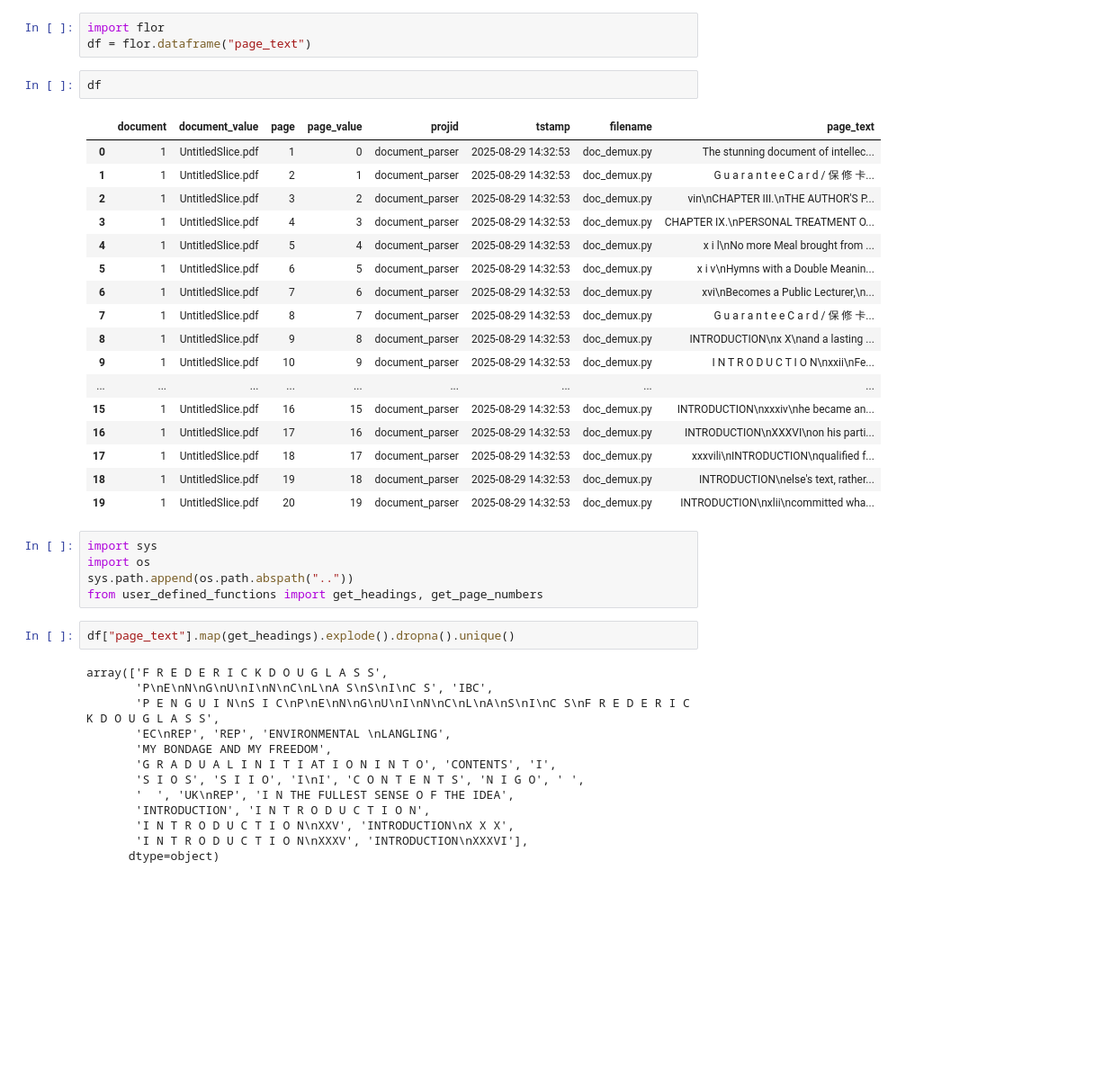
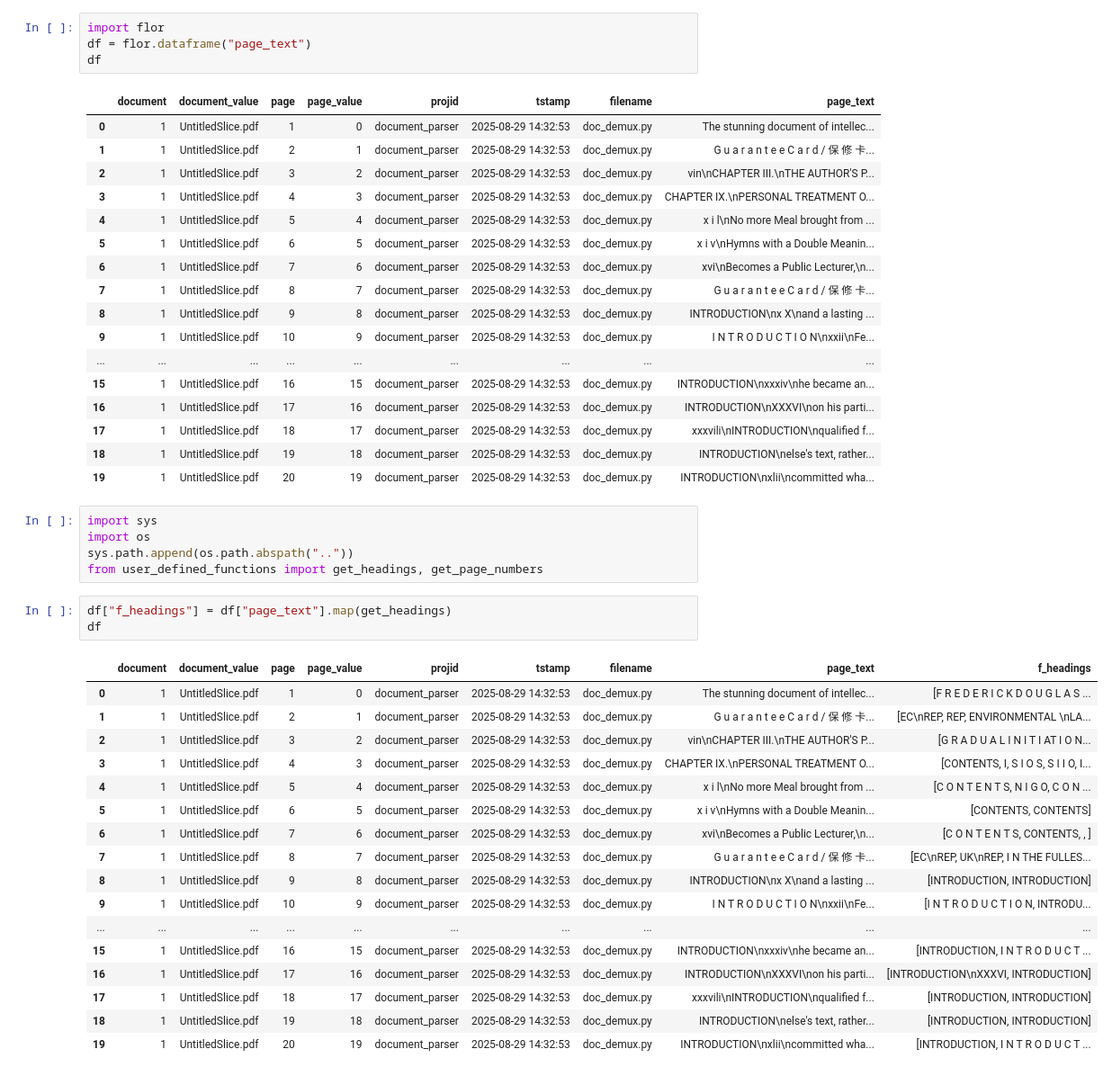
Before and after one commit to rlnsanz/document_parser, a Jupyter notebook: nb/page_text.ipynb, the cells around one changed output. Shown at 90% size. Cells and saved outputs as stored; diff of their text form; blank space fills up the shorter version.

```diff
--- a/nb/page_text.ipynb
+++ b/nb/page_text.ipynb
@@ -1,44 +1,49 @@
 # %%
 import flor
 df = flor.dataframe("page_text")
+df
+# %% [output]
+|  | document | document_value | page | page_value | projid | tstamp | filename | page_text |
+| 0 | 1 | UntitledSlice.pdf | 1 | 0 | document_parser | 2025-08-29 14:32:53 | doc_demux.py | The stunning document of intellec... |
+| 1 | 1 | UntitledSlice.pdf | 2 | 1 | document_parser | 2025-08-29 14:32:53 | doc_demux.py | G u a r a n t e e C a r d / 保 修 卡... |
+| 2 | 1 | UntitledSlice.pdf | 3 | 2 | document_parser | 2025-08-29 14:32:53 | doc_demux.py | vin\nCHAPTER III.\nTHE AUTHOR'S P... |
+| 3 | 1 | UntitledSlice.pdf | 4 | 3 | document_parser | 2025-08-29 14:32:53 | doc_demux.py | CHAPTER IX.\nPERSONAL TREATMENT O... |
+| 4 | 1 | UntitledSlice.pdf | 5 | 4 | document_parser | 2025-08-29 14:32:53 | doc_demux.py | x i l\nNo more Meal brought from ... |
+| 5 | 1 | UntitledSlice.pdf | 6 | 5 | document_parser | 2025-08-29 14:32:53 | doc_demux.py | x i v\nHymns with a Double Meanin... |
+| 6 | 1 | UntitledSlice.pdf | 7 | 6 | document_parser | 2025-08-29 14:32:53 | doc_demux.py | xvi\nBecomes a Public Lecturer,\n... |
+| 7 | 1 | UntitledSlice.pdf | 8 | 7 | document_parser | 2025-08-29 14:32:53 | doc_demux.py | G u a r a n t e e C a r d / 保 修 卡... |
+| 8 | 1 | UntitledSlice.pdf | 9 | 8 | document_parser | 2025-08-29 14:32:53 | doc_demux.py | INTRODUCTION\nx X\nand a lasting ... |
+| 9 | 1 | UntitledSlice.pdf | 10 | 9 | document_parser | 2025-08-29 14:32:53 | doc_demux.py | I N T R O D U C T I O N\nxxii\nFe... |
+| ... | ... | ... | ... | ... | ... | ... | ... | ... |
+| 15 | 1 | UntitledSlice.pdf | 16 | 15 | document_parser | 2025-08-29 14:32:53 | doc_demux.py | INTRODUCTION\nxxxiv\nhe became an... |
+| 16 | 1 | UntitledSlice.pdf | 17 | 16 | document_parser | 2025-08-29 14:32:53 | doc_demux.py | INTRODUCTION\nXXXVI\non his parti... |
+| 17 | 1 | UntitledSlice.pdf | 18 | 17 | document_parser | 2025-08-29 14:32:53 | doc_demux.py | xxxvili\nINTRODUCTION\nqualiﬁed f... |
+| 18 | 1 | UntitledSlice.pdf | 19 | 18 | document_parser | 2025-08-29 14:32:53 | doc_demux.py | INTRODUCTION\nelse's text, rather... |
+| 19 | 1 | UntitledSlice.pdf | 20 | 19 | document_parser | 2025-08-29 14:32:53 | doc_demux.py | INTRODUCTION\nxlii\ncommitted wha... |
-# %%
-df
-# %% [output]
-|  | document | document_value | page | page_value | projid | tstamp | filename | page_text |
-| 0 | 1 | UntitledSlice.pdf | 1 | 0 | document_parser | 2025-08-29 14:32:53 | doc_demux.py | The stunning document of intellec... |
-| 1 | 1 | UntitledSlice.pdf | 2 | 1 | document_parser | 2025-08-29 14:32:53 | doc_demux.py | G u a r a n t e e C a r d / 保 修 卡... |
-| 2 | 1 | UntitledSlice.pdf | 3 | 2 | document_parser | 2025-08-29 14:32:53 | doc_demux.py | vin\nCHAPTER III.\nTHE AUTHOR'S P... |
-| 3 | 1 | UntitledSlice.pdf | 4 | 3 | document_parser | 2025-08-29 14:32:53 | doc_demux.py | CHAPTER IX.\nPERSONAL TREATMENT O... |
-| 4 | 1 | UntitledSlice.pdf | 5 | 4 | document_parser | 2025-08-29 14:32:53 | doc_demux.py | x i l\nNo more Meal brought from ... |
-| 5 | 1 | UntitledSlice.pdf | 6 | 5 | document_parser | 2025-08-29 14:32:53 | doc_demux.py | x i v\nHymns with a Double Meanin... |
-| 6 | 1 | UntitledSlice.pdf | 7 | 6 | document_parser | 2025-08-29 14:32:53 | doc_demux.py | xvi\nBecomes a Public Lecturer,\n... |
-| 7 | 1 | UntitledSlice.pdf | 8 | 7 | document_parser | 2025-08-29 14:32:53 | doc_demux.py | G u a r a n t e e C a r d / 保 修 卡... |
-| 8 | 1 | UntitledSlice.pdf | 9 | 8 | document_parser | 2025-08-29 14:32:53 | doc_demux.py | INTRODUCTION\nx X\nand a lasting ... |
-| 9 | 1 | UntitledSlice.pdf | 10 | 9 | document_parser | 2025-08-29 14:32:53 | doc_demux.py | I N T R O D U C T I O N\nxxii\nFe... |
-| ... | ... | ... | ... | ... | ... | ... | ... | ... |
-| 15 | 1 | UntitledSlice.pdf | 16 | 15 | document_parser | 2025-08-29 14:32:53 | doc_demux.py | INTRODUCTION\nxxxiv\nhe became an... |
-| 16 | 1 | UntitledSlice.pdf | 17 | 16 | document_parser | 2025-08-29 14:32:53 | doc_demux.py | INTRODUCTION\nXXXVI\non his parti... |
-| 17 | 1 | UntitledSlice.pdf | 18 | 17 | document_parser | 2025-08-29 14:32:53 | doc_demux.py | xxxvili\nINTRODUCTION\nqualiﬁed f... |
-| 18 | 1 | UntitledSlice.pdf | 19 | 18 | document_parser | 2025-08-29 14:32:53 | doc_demux.py | INTRODUCTION\nelse's text, rather... |
-| 19 | 1 | UntitledSlice.pdf | 20 | 19 | document_parser | 2025-08-29 14:32:53 | doc_demux.py | INTRODUCTION\nxlii\ncommitted wha... |
 # %%
 import sys
 import os
 sys.path.append(os.path.abspath(".."))
 from user_defined_functions import get_headings, get_page_numbers
 # %%
-df["page_text"].map(get_headings).explode().dropna().unique()
+df["f_headings"] = df["page_text"].map(get_headings)
+df
 # %% [output]
-array(['F R E D E R I C K D O U G L A S S',
-       'P\nE\nN\nG\nU\nI\nN\nC\nL\nA S\nS\nI\nC S', 'IBC',
-       'P E N G U I N\nS I C\nP\nE\nN\nG\nU\nI\nN\nC\nL\nA\nS\nI\nC S\nF R E D E R I C K D O U G L A S S',
-       'EC\nREP', 'REP', 'ENVIRONMENTAL \nLANGLING',
-       'MY BONDAGE AND MY FREEDOM',
-       'G R A D U A L I N I T I AT I O N I N T O', 'CONTENTS', 'I',
-       'S I O S', 'S I I O', 'I\nI', 'C O N T E N T S', 'N I G O', ' ',
-       '  ', 'UK\nREP', 'I N THE FULLEST SENSE O F THE IDEA',
-       'INTRODUCTION', 'I N T R O D U C T I O N',
-       'I N T R O D U C T I O N\nXXV', 'INTRODUCTION\nX X X',
-       'I N T R O D U C T I O N\nXXXV', 'INTRODUCTION\nXXXVI'],
-      dtype=object)
+|  | document | document_value | page | page_value | projid | tstamp | filename | page_text | f_headings |
+| 0 | 1 | UntitledSlice.pdf | 1 | 0 | document_parser | 2025-08-29 14:32:53 | doc_demux.py | The stunning document of intellec... | [F R E D E R I C K D O U G L A S ... |
+| 1 | 1 | UntitledSlice.pdf | 2 | 1 | document_parser | 2025-08-29 14:32:53 | doc_demux.py | G u a r a n t e e C a r d / 保 修 卡... | [EC\nREP, REP, ENVIRONMENTAL \nLA... |
+| 2 | 1 | UntitledSlice.pdf | 3 | 2 | document_parser | 2025-08-29 14:32:53 | doc_demux.py | vin\nCHAPTER III.\nTHE AUTHOR'S P... | [G R A D U A L I N I T I AT I O N... |
+| 3 | 1 | UntitledSlice.pdf | 4 | 3 | document_parser | 2025-08-29 14:32:53 | doc_demux.py | CHAPTER IX.\nPERSONAL TREATMENT O... | [CONTENTS, I, S I O S, S I I O, I... |
+| 4 | 1 | UntitledSlice.pdf | 5 | 4 | document_parser | 2025-08-29 14:32:53 | doc_demux.py | x i l\nNo more Meal brought from ... | [C O N T E N T S, N I G O, C O N ... |
+| 5 | 1 | UntitledSlice.pdf | 6 | 5 | document_parser | 2025-08-29 14:32:53 | doc_demux.py | x i v\nHymns with a Double Meanin... | [CONTENTS, CONTENTS] |
+| 6 | 1 | UntitledSlice.pdf | 7 | 6 | document_parser | 2025-08-29 14:32:53 | doc_demux.py | xvi\nBecomes a Public Lecturer,\n... | [C O N T E N T S, CONTENTS, , ] |
+| 7 | 1 | UntitledSlice.pdf | 8 | 7 | document_parser | 2025-08-29 14:32:53 | doc_demux.py | G u a r a n t e e C a r d / 保 修 卡... | [EC\nREP, UK\nREP, I N THE FULLES... |
+| 8 | 1 | UntitledSlice.pdf | 9 | 8 | document_parser | 2025-08-29 14:32:53 | doc_demux.py | INTRODUCTION\nx X\nand a lasting ... | [INTRODUCTION, INTRODUCTION] |
+| 9 | 1 | UntitledSlice.pdf | 10 | 9 | document_parser | 2025-08-29 14:32:53 | doc_demux.py | I N T R O D U C T I O N\nxxii\nFe... | [I N T R O D U C T I O N, INTRODU... |
+| ... | ... | ... | ... | ... | ... | ... | ... | ... | ... |
+| 15 | 1 | UntitledSlice.pdf | 16 | 15 | document_parser | 2025-08-29 14:32:53 | doc_demux.py | INTRODUCTION\nxxxiv\nhe became an... | [INTRODUCTION, I N T R O D U C T ... |
+| 16 | 1 | UntitledSlice.pdf | 17 | 16 | document_parser | 2025-08-29 14:32:53 | doc_demux.py | INTRODUCTION\nXXXVI\non his parti... | [INTRODUCTION\nXXXVI, INTRODUCTION] |
+| 17 | 1 | UntitledSlice.pdf | 18 | 17 | document_parser | 2025-08-29 14:32:53 | doc_demux.py | xxxvili\nINTRODUCTION\nqualiﬁed f... | [INTRODUCTION, INTRODUCTION] |
+| 18 | 1 | UntitledSlice.pdf | 19 | 18 | document_parser | 2025-08-29 14:32:53 | doc_demux.py | INTRODUCTION\nelse's text, rather... | [INTRODUCTION, INTRODUCTION] |
+| 19 | 1 | UntitledSlice.pdf | 20 | 19 | document_parser | 2025-08-29 14:32:53 | doc_demux.py | INTRODUCTION\nxlii\ncommitted wha... | [INTRODUCTION, I N T R O D U C T ... |
 # %%
```
Also changed, not shown: parts of 1 cell of this notebook.
